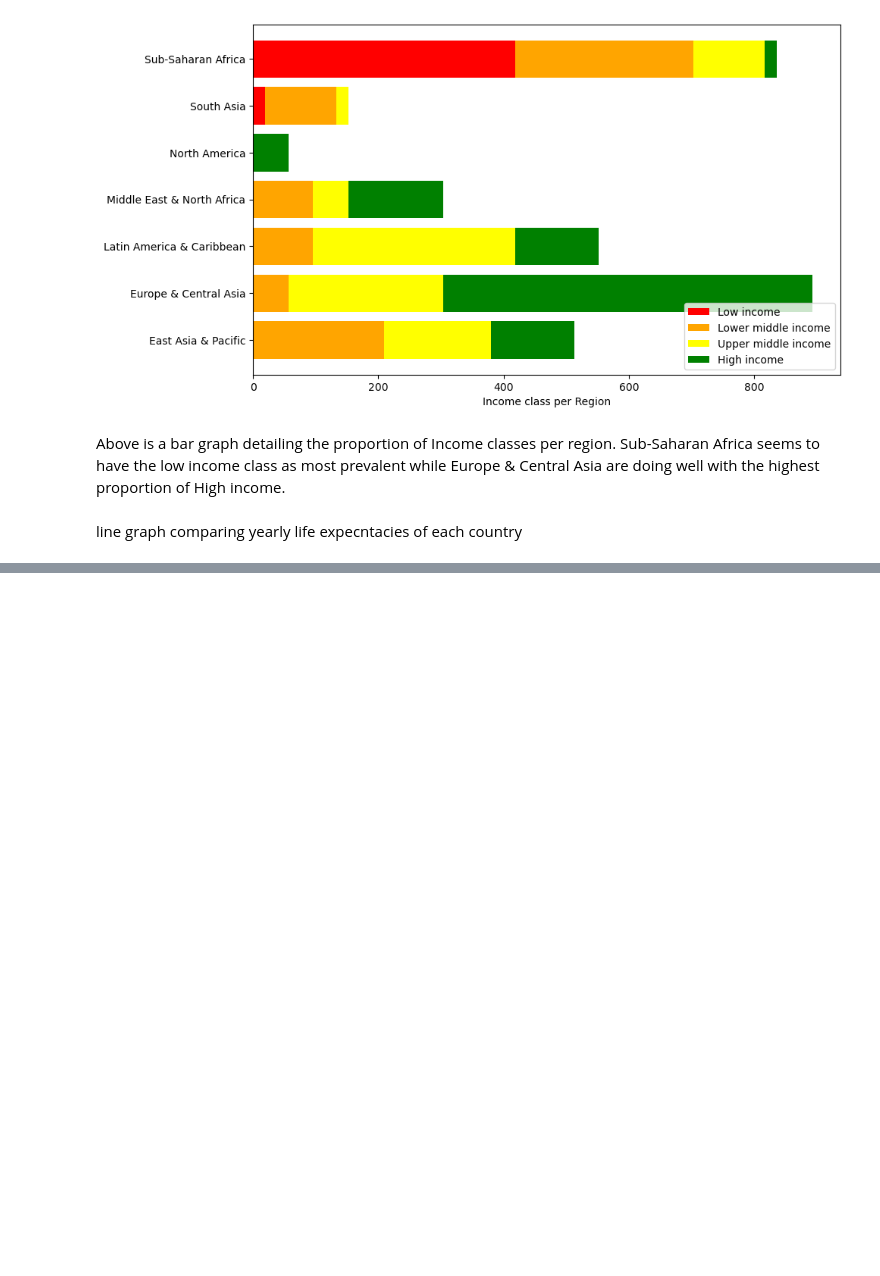
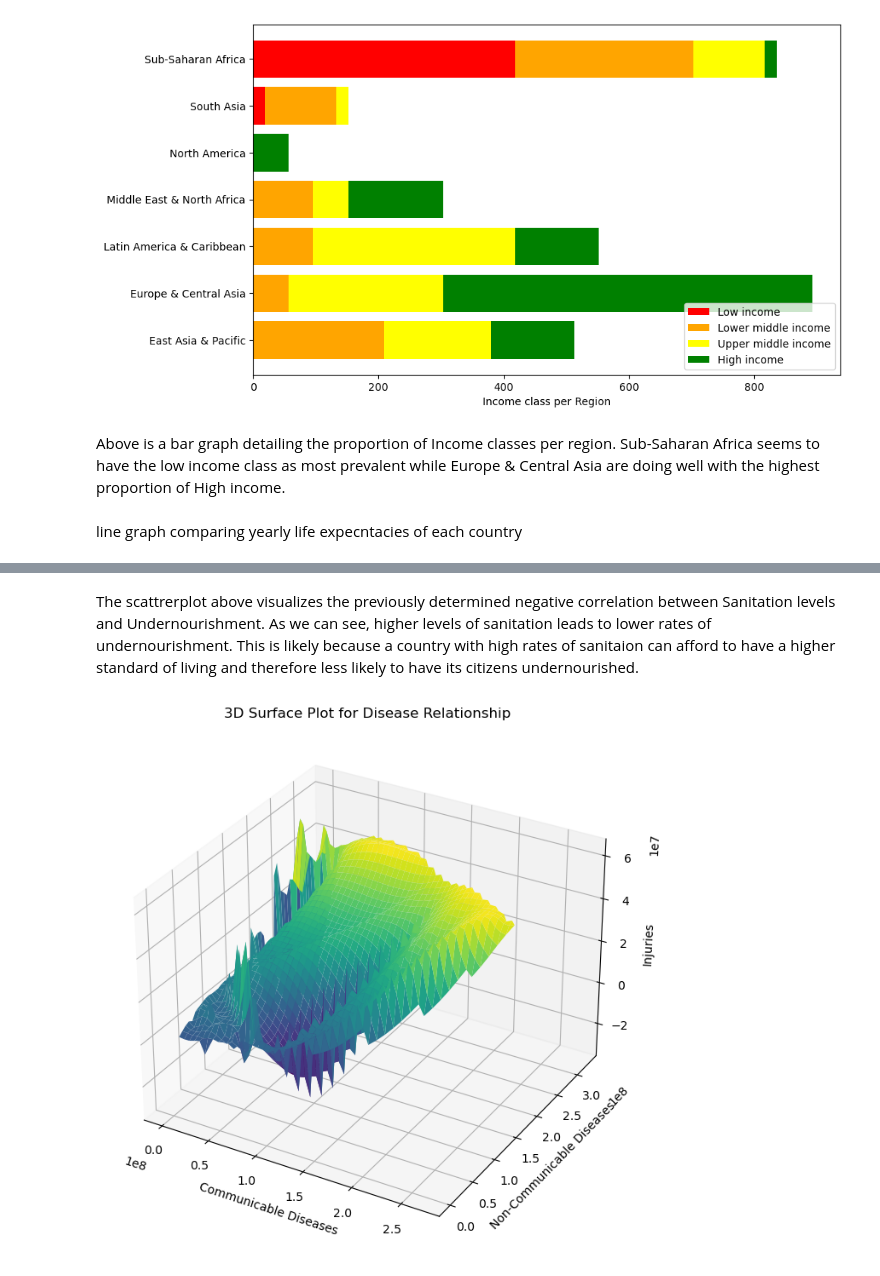
Before and after one commit to JericoEndaya/Life_expectancy, a Jupyter notebook: life_expecetancy.ipynb, the cells around one changed output, grey strips where cells are left out. Saved outputs shown, nothing was run; the diff lists cells and outputs as text; code cells hidden in the pictures; blank space fills up the shorter version.

```diff
--- a/life_expecetancy.ipynb
+++ b/life_expecetancy.ipynb
@@ -257,0 +294,32 @@ I will take a closer look at these variables.
+# %% [markdown]
+The scattrerplot above visualizes the previously determined negative correlation between Sanitation levels and Undernourishment. As we can see, higher levels of sanitation leads to lower rates of undernourishment. This is likely because a country with high rates of sanitaion can afford to have a higher standard of living and therefore less likely to have its citizens undernourished.
+# %%
+communicable = df_imp['Communicable']
+non_communicable = df_imp['NonCommunicable']
+injuries = df_imp['Injuries']
+
+# Create a grid
+x_grid, y_grid = np.meshgrid(np.linspace(min(communicable), max(communicable), 50),
+                             np.linspace(min(non_communicable), max(non_communicable), 50))
+
+# Interpolate Z values based on X and Y grid
+# 'cubic' is just one method of interpolation, you can use others like 'linear' too
+z_grid = griddata((communicable, non_communicable), injuries, (x_grid, y_grid), method='cubic')
+
+# Create the plot
+fig = plt.figure(figsize=(10, 8))
+ax = fig.add_subplot(111, projection='3d')
+
+# Surface plot
+ax.plot_surface(x_grid, y_grid, z_grid, cmap='viridis')
+
+# Labels and title
+ax.set_xlabel('Communicable Diseases')
+ax.set_ylabel('Non-Communicable Diseases')
+ax.set_zlabel('Injuries')
+ax.set_title('3D Surface Plot for Disease Relationship')
+
+# Show the plot
+plt.show()
+# %% [output]
+[figure, added]
```
Also changed, not shown: parts of 15 cells of this notebook.
